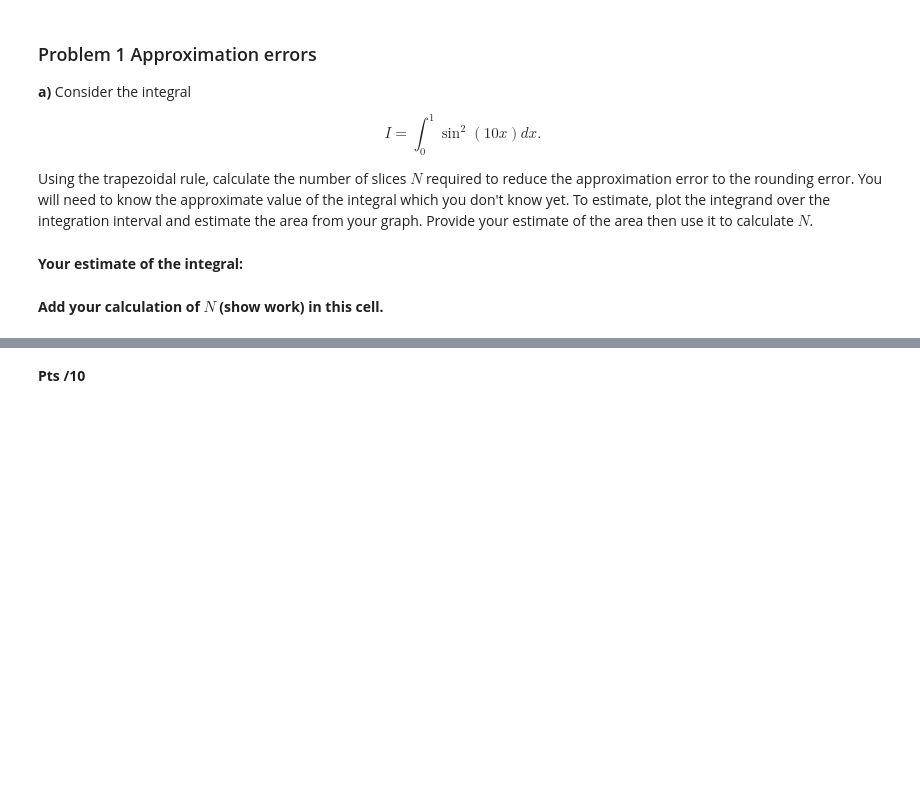
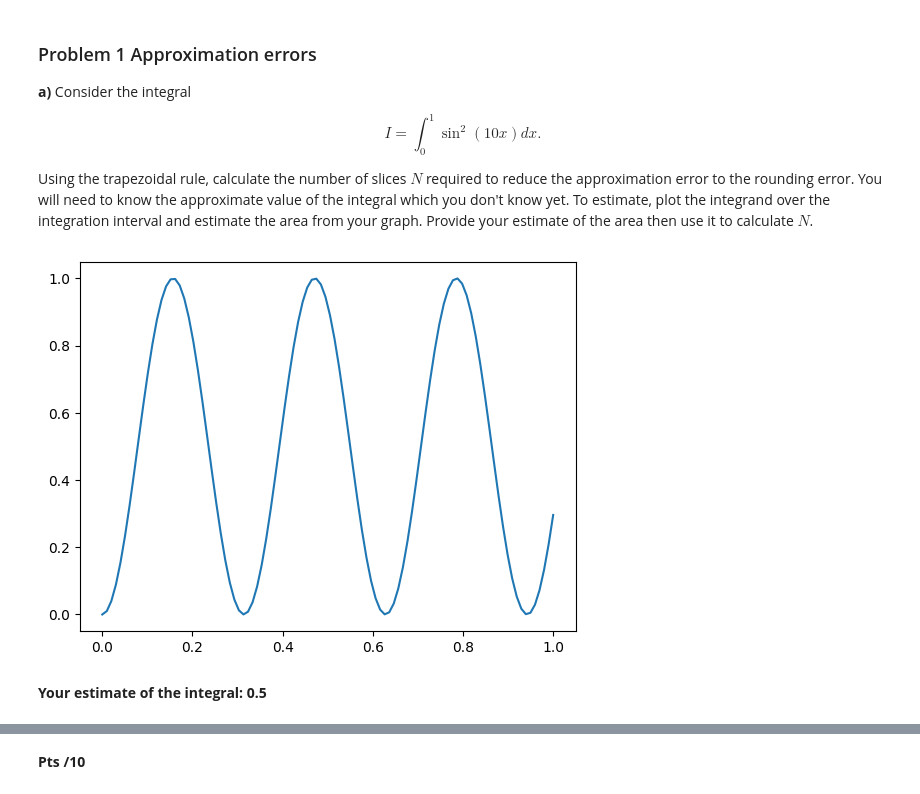
Before and after one commit to AcamaroCutcher/Computational-Physics, a Jupyter notebook: Homework/Homework4/hw4_notebook_2026.ipynb, the cells around one changed output, grey strips where cells are left out. Cells and saved outputs as stored; diff of their text form; code cells hidden in the pictures; blank space fills up the shorter version.

```diff
--- a/Homework/Homework4/hw4_notebook_2026.ipynb
+++ b/Homework/Homework4/hw4_notebook_2026.ipynb
@@ -19,4 +17,16 @@ Using the trapezoidal rule, calculate the number of slices $N$ required to reduc
+# %%
+# Problem 1a code
+import matplotlib.pyplot as plt
+import numpy as np
+
+def func(x):
+    return np.power(np.sin(10*x),2)
+
+x_array = np.linspace(0,1, 100)
+y_array = func(x_array)
+plt.plot(x_array, y_array)
+plt.show()
+# %% [output]
+[figure, added]
 # %% [markdown]
-**Your estimate of the integral:**
+**Your estimate of the integral: 0.5**
-# %% [markdown]
-**Add your calculation of $N$ (show work) in this cell.**
```
Also changed, not shown: parts of 4 cells of this notebook.
